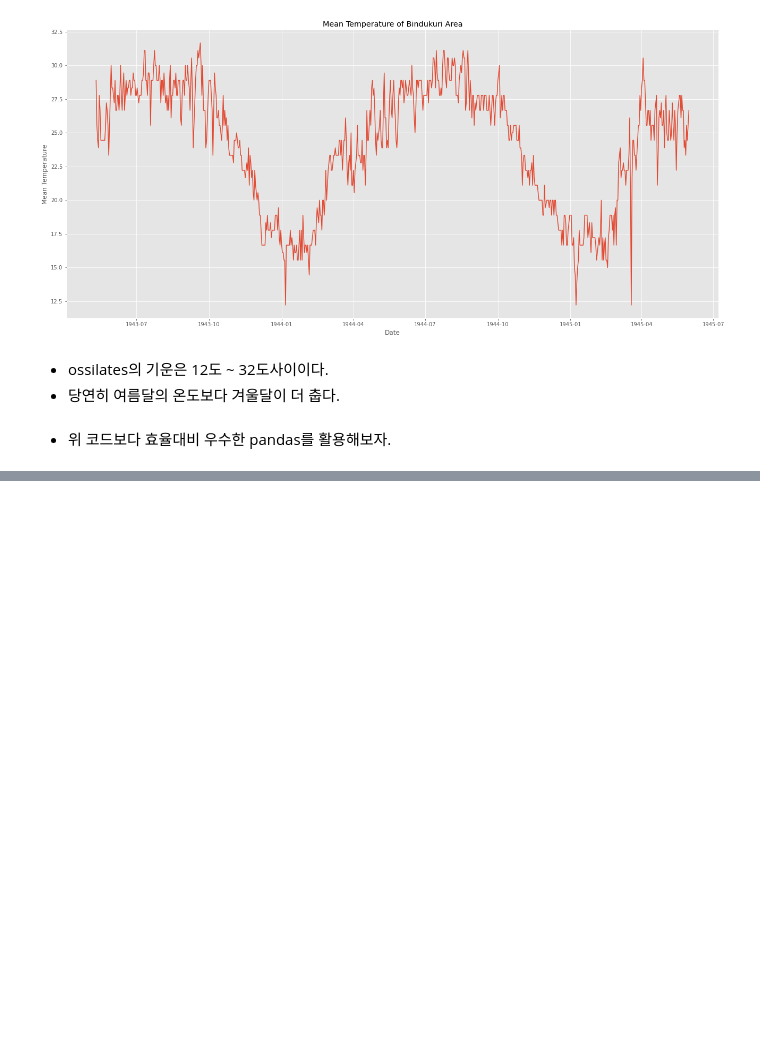
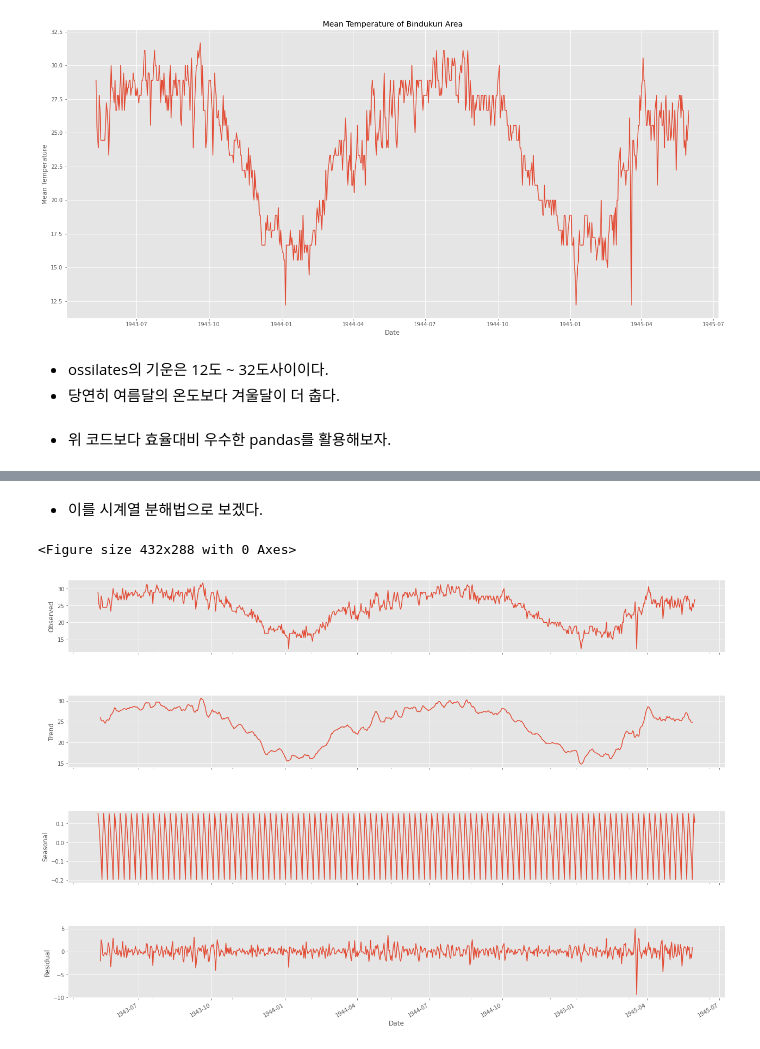
Before and after one commit to analyst-rhie/Kaggle, a Jupyter notebook: World_War_II.ipynb, the cells around one changed output, grey strips where cells are left out. Cells and saved outputs as stored; diff of their text form; code cells hidden in the pictures; blank space fills up the shorter version.

```diff
--- a/World_War_II.ipynb
+++ b/World_War_II.ipynb
@@ -631,0 +661,11 @@ fig.write_html("Create a trace")
+# %% [markdown]
+* 이를 시계열 분해법으로 보겠다.
+# %%
+from statsmodels.tsa.seasonal import seasonal_decompose
+result = seasonal_decompose(ts, model='additive', freq=7)
+fig = plt.figure()
+fig = result.plot()
+fig.set_size_inches(20,15)
+# %% [output]
+<Figure size 432x288 with 0 Axes>
+[figure, added]
```
Also changed, not shown: parts of 38 cells of this notebook.
